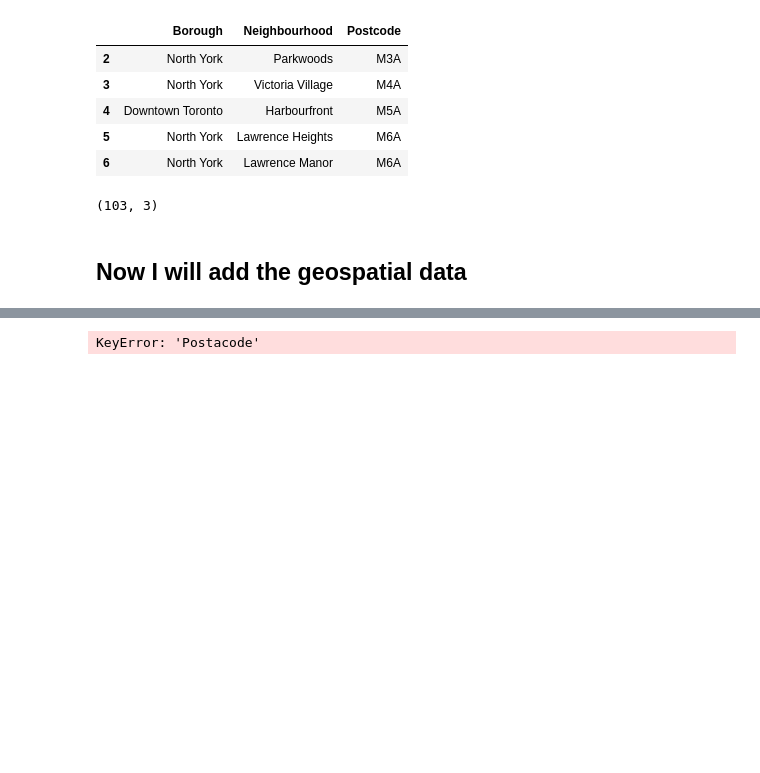
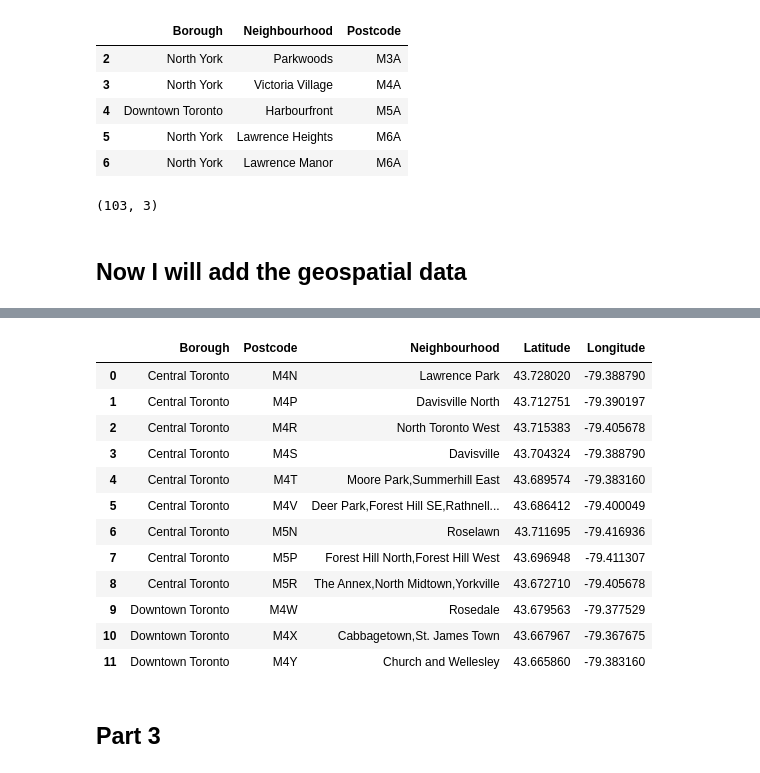
Before and after one commit to DanielAhmadDK/mini_machine_learning_projects, a Jupyter notebook: Capstone project.ipynb, the cells around one changed output, grey strips where cells are left out. Saved outputs shown, nothing was run; the diff lists cells and outputs as text; code cells hidden in the pictures; blank space fills up the shorter version.

```diff
--- a/Capstone project.ipynb
+++ b/Capstone project.ipynb
@@ -106,7 +106,21 @@ df_geo.head()
 | 4 | M1H | 43.773136 | -79.239476 |
 # %%
 
-df_canada_combined = pd.merge(data_new, df_geo, how='left', on='Postacode')
+df_canada_combined = pd.merge(data_new, df_geo, how='left', on='Postcode')
 df_canada_combined.head(12)
 # %% [output]
-KeyError: 'Postacode'
+|  | Borough | Postcode | Neighbourhood | Latitude | Longitude |
+| 0 | Central Toronto | M4N | Lawrence Park | 43.728020 | -79.388790 |
+| 1 | Central Toronto | M4P | Davisville North | 43.712751 | -79.390197 |
+| 2 | Central Toronto | M4R | North Toronto West | 43.715383 | -79.405678 |
+| 3 | Central Toronto | M4S | Davisville | 43.704324 | -79.388790 |
+| 4 | Central Toronto | M4T | Moore Park,Summerhill East | 43.689574 | -79.383160 |
+| 5 | Central Toronto | M4V | Deer Park,Forest Hill SE,Rathnell... | 43.686412 | -79.400049 |
+| 6 | Central Toronto | M5N | Roselawn | 43.711695 | -79.416936 |
+| 7 | Central Toronto | M5P | Forest Hill North,Forest Hill West | 43.696948 | -79.411307 |
+| 8 | Central Toronto | M5R | The Annex,North Midtown,Yorkville | 43.672710 | -79.405678 |
+| 9 | Downtown Toronto | M4W | Rosedale | 43.679563 | -79.377529 |
+| 10 | Downtown Toronto | M4X | Cabbagetown,St. James Town | 43.667967 | -79.367675 |
+| 11 | Downtown Toronto | M4Y | Church and Wellesley | 43.665860 | -79.383160 |
+# %% [markdown]
+## Part 3
```
Also changed, not shown: parts of 19 cells of this notebook.
